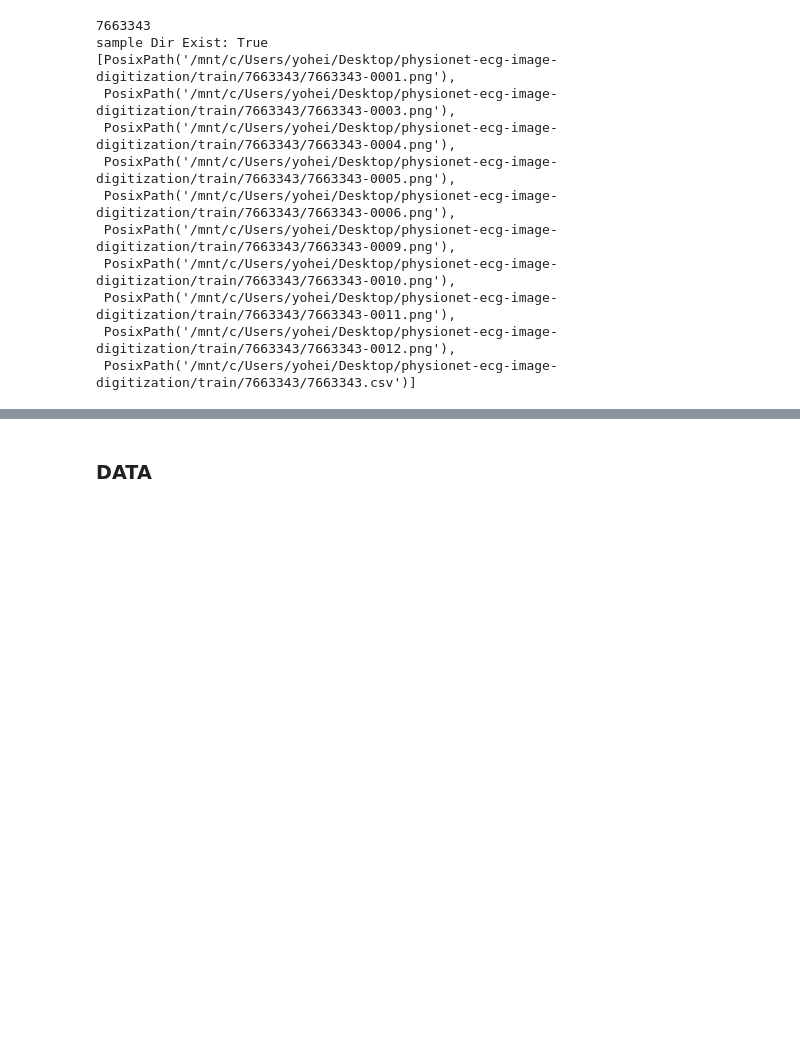
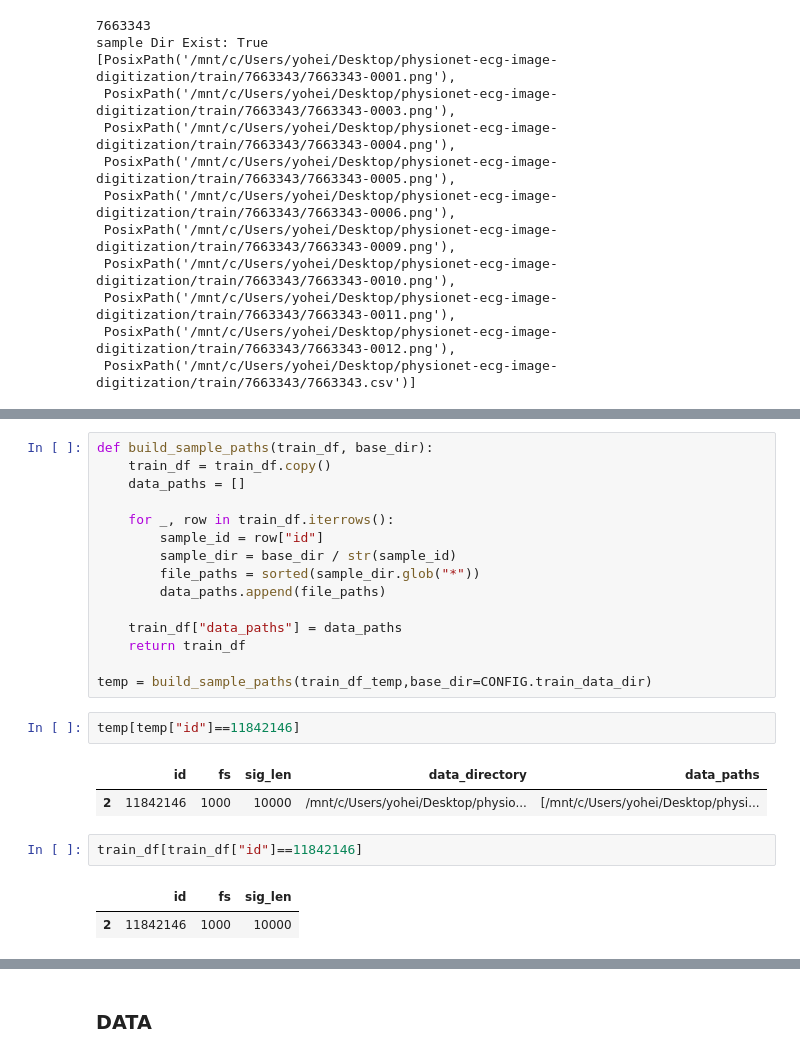
Before and after one commit to yohehe/ECG-Analysis, a Jupyter notebook: notebooks/03_DataLoderAndSampleModel.ipynb, the cells around one changed output, grey strips where cells are left out. Saved outputs shown, nothing was run; the diff lists cells and outputs as text; blank space fills up the shorter version.

```diff
--- a/notebooks/03_DataLoderAndSampleModel.ipynb
+++ b/notebooks/03_DataLoderAndSampleModel.ipynb
@@ -137,0 +187,25 @@ sample Dir Exist: True
+# %%
+def build_sample_paths(train_df, base_dir):
+    train_df = train_df.copy()
+    data_paths = []
+
+    for _, row in train_df.iterrows():
+        sample_id = row["id"]
+        sample_dir = base_dir / str(sample_id)
+        file_paths = sorted(sample_dir.glob("*"))
+        data_paths.append(file_paths)
+
+    train_df["data_paths"] = data_paths
+    return train_df
+
+temp = build_sample_paths(train_df_temp,base_dir=CONFIG.train_data_dir)
+# %%
+temp[temp["id"]==11842146]
+# %% [output]
+|  | id | fs | sig_len | data_directory | data_paths |
+| 2 | 11842146 | 1000 | 10000 | /mnt/c/Users/yohei/Desktop/physio... | [/mnt/c/Users/yohei/Desktop/physi... |
+# %%
+train_df[train_df["id"]==11842146]
+# %% [output]
+|  | id | fs | sig_len |
+| 2 | 11842146 | 1000 | 10000 |
```
Also changed, not shown: parts of 24 cells of this notebook, 1 other file.
